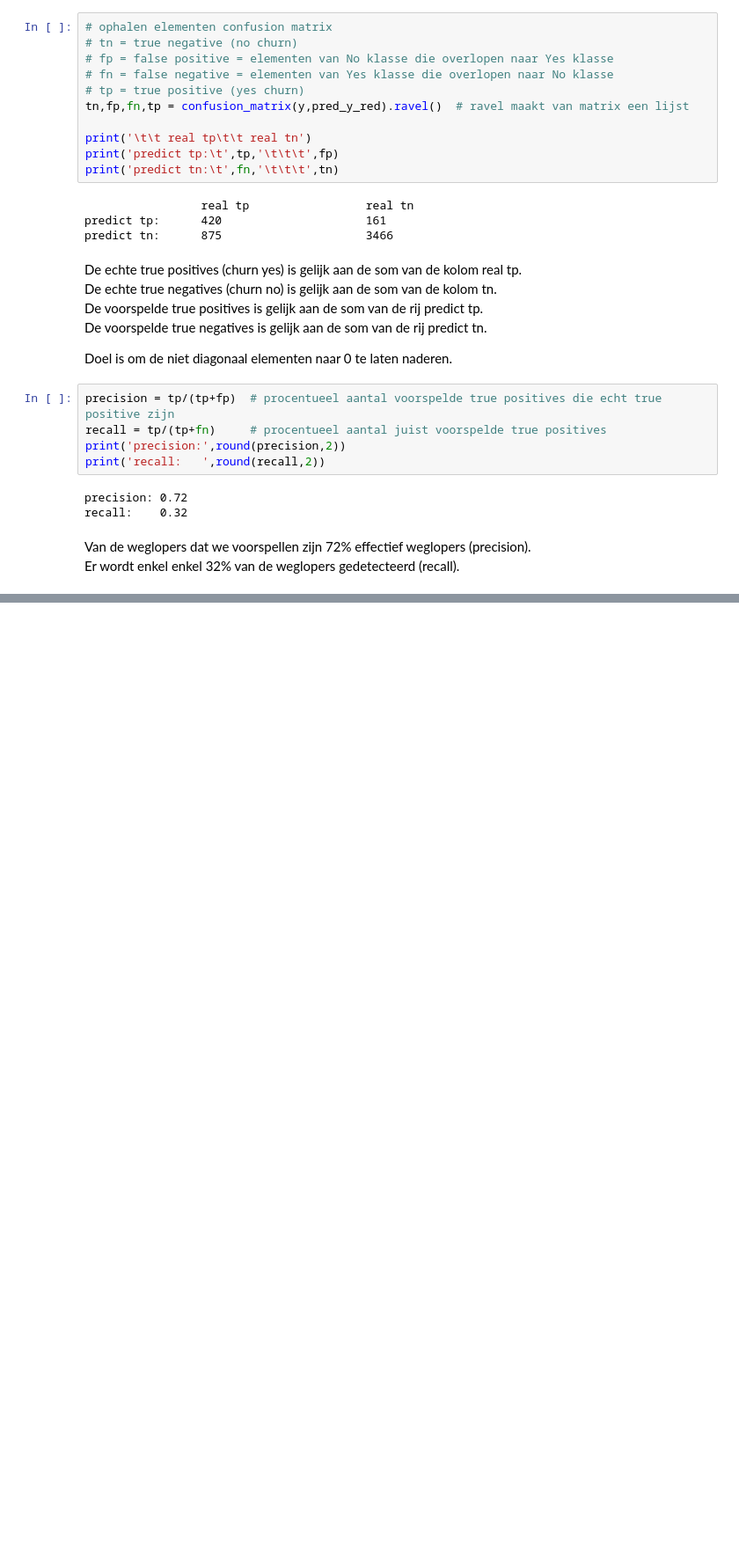
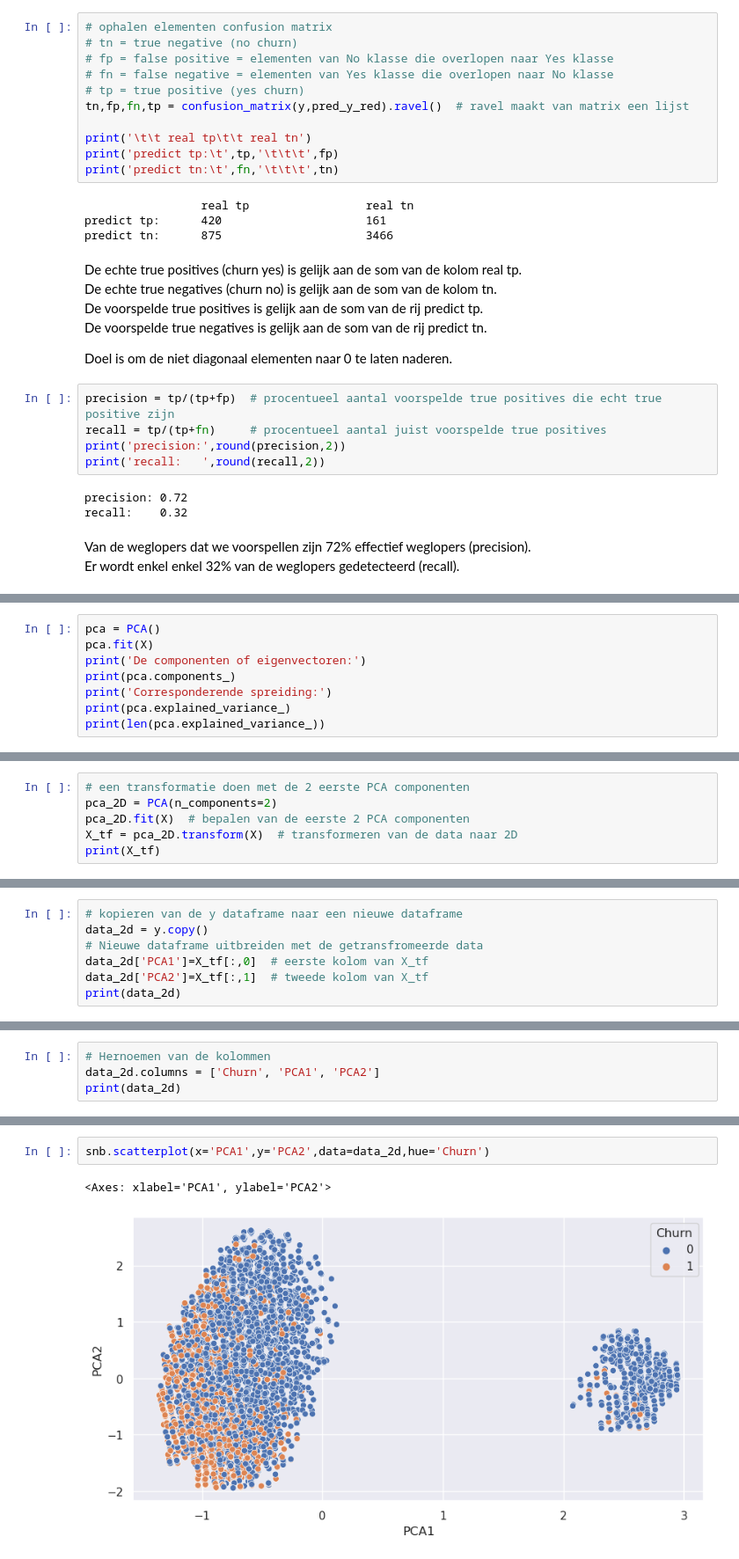
Before and after one commit to effevee/data_analyse_ml_frankv, a Jupyter notebook: ProjectChurn/project_churn.ipynb, the cells around one changed output, grey strips where cells are left out. Shown at 88% size. Drawn from its saved outputs; the diff is of its cells as text; blank space fills up the shorter version.

```diff
--- a/ProjectChurn/project_churn.ipynb
+++ b/ProjectChurn/project_churn.ipynb
@@ -551,0 +659,8 @@ Er wordt enkel enkel 32% van de weglopers gedetecteerd (recall).</p>
+# %%
+pca = PCA()
+pca.fit(X)
+print('De componenten of eigenvectoren:')
+print(pca.components_)
+print('Corresponderende spreiding:')
+print(pca.explained_variance_)
+print(len(pca.explained_variance_))
@@ -551,0 +685,6 @@ Er wordt enkel enkel 32% van de weglopers gedetecteerd (recall).</p>
+# %%
+# een transformatie doen met de 2 eerste PCA componenten
+pca_2D = PCA(n_components=2)
+pca_2D.fit(X)  # bepalen van de eerste 2 PCA componenten
+X_tf = pca_2D.transform(X)  # transformeren van de data naar 2D
+print(X_tf)
@@ -551,0 +699,7 @@ Er wordt enkel enkel 32% van de weglopers gedetecteerd (recall).</p>
+# %%
+# kopieren van de y dataframe naar een nieuwe dataframe
+data_2d = y.copy()
+# Nieuwe dataframe uitbreiden met de getransfromeerde data
+data_2d['PCA1']=X_tf[:,0]  # eerste kolom van X_tf
+data_2d['PCA2']=X_tf[:,1]  # tweede kolom van X_tf
+print(data_2d)
@@ -551,0 +721,4 @@ Er wordt enkel enkel 32% van de weglopers gedetecteerd (recall).</p>
+# %%
+# Hernoemen van de kolommen
+data_2d.columns = ['Churn', 'PCA1', 'PCA2']
+print(data_2d)
@@ -551,0 +740,5 @@ Er wordt enkel enkel 32% van de weglopers gedetecteerd (recall).</p>
+# %%
+snb.scatterplot(x='PCA1',y='PCA2',data=data_2d,hue='Churn')
+# %% [output]
+<Axes: xlabel='PCA1', ylabel='PCA2'>
+[figure, added]
```
Also changed, not shown: parts of 25 cells of this notebook.
